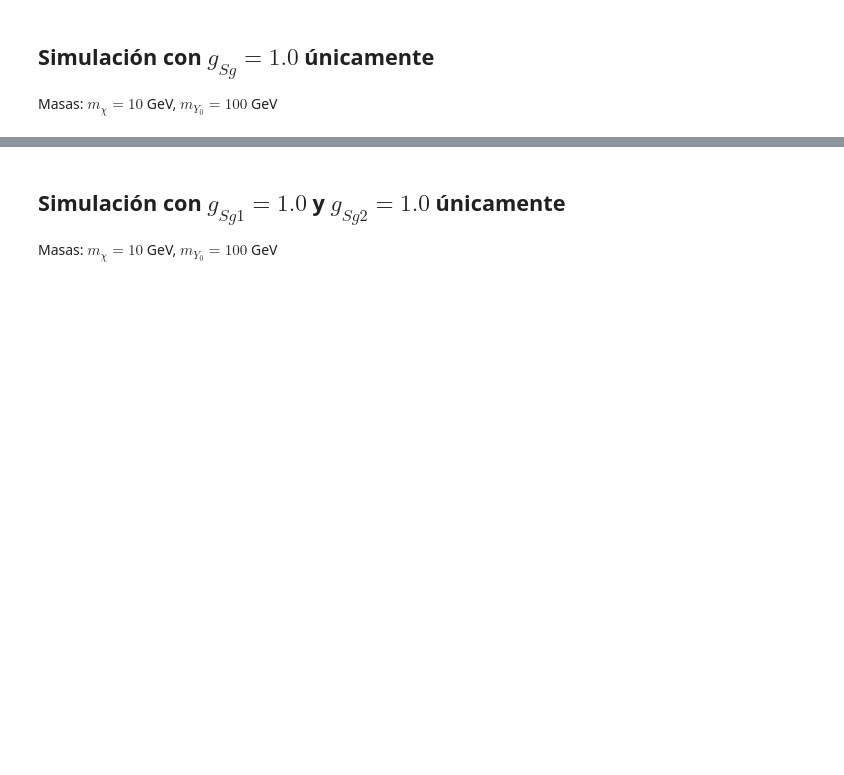
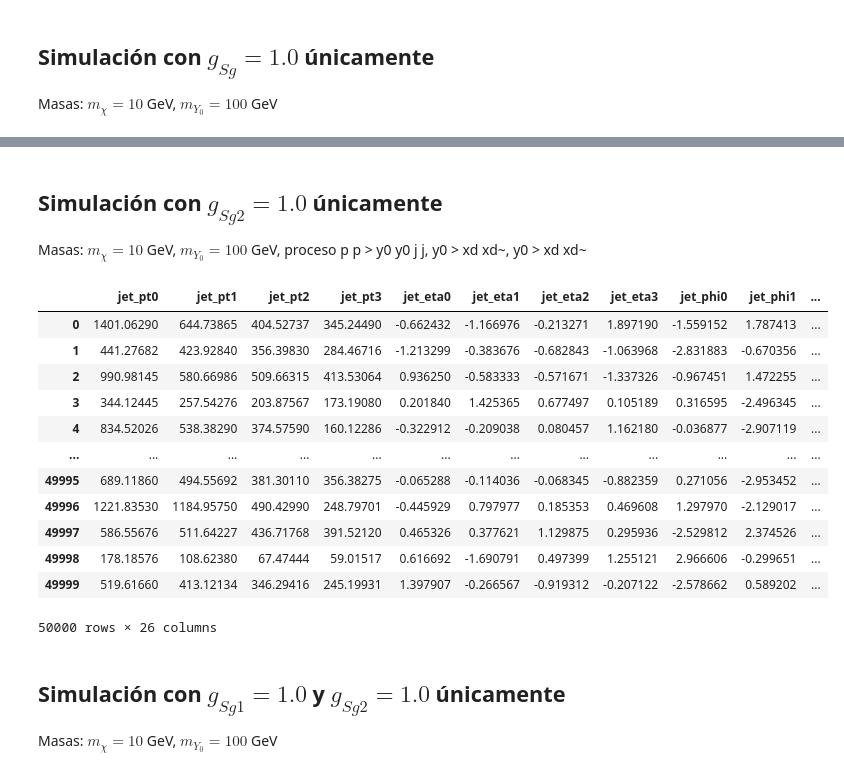
Before and after one commit to JuanDuarte2003/VBFDM_EAFIT, a Jupyter notebook: Analysis.ipynb, the cells around one changed output, grey strips where cells are left out. Drawn from its saved outputs; the diff is of its cells as text; code cells hidden in the pictures; blank space fills up the shorter version.

```diff
--- a/Analysis.ipynb
+++ b/Analysis.ipynb
@@ -133,6 +152,29 @@ PlotCinematicVariable(data_gSg1, 'mass', r'$m$', folder=folder)
 PlotEtaPhiPlane(data_gSg1, folder=folder)
 # missinget
 PlotMissingETVariable(data_gSg1, folder=folder)
+# %% [markdown]
+## Simulación con $g_{Sg2} = 1.0$ únicamente
+Masas: $m_{\chi} = 10$ GeV, $m_{Y_{0}} = 100$ GeV, proceso p p > y0 y0 j j, y0 > xd xd~, y0 > xd xd~
+# %%
+# Análisis con csv file
+csvFile = "./sim_outputs/csv/DM_gSg2_only_y0y0_1.csv"
+data_gSg2 = pd.read_csv(csvFile)
+# %%
+data_gSg2
+# %% [output]
+|  | jet_pt0 | jet_pt1 | jet_pt2 | jet_pt3 | jet_eta0 | jet_eta1 | jet_eta2 | jet_eta3 | jet_phi0 | jet_phi1 | ... |
+| 0 | 1401.06290 | 644.73865 | 404.52737 | 345.24490 | -0.662432 | -1.166976 | -0.213271 | 1.897190 | -1.559152 | 1.787413 | ... |
+| 1 | 441.27682 | 423.92840 | 356.39830 | 284.46716 | -1.213299 | -0.383676 | -0.682843 | -1.063968 | -2.831883 | -0.670356 | ... |
+| 2 | 990.98145 | 580.66986 | 509.66315 | 413.53064 | 0.936250 | -0.583333 | -0.571671 | -1.337326 | -0.967451 | 1.472255 | ... |
+| 3 | 344.12445 | 257.54276 | 203.87567 | 173.19080 | 0.201840 | 1.425365 | 0.677497 | 0.105189 | 0.316595 | -2.496345 | ... |
+| 4 | 834.52026 | 538.38290 | 374.57590 | 160.12286 | -0.322912 | -0.209038 | 0.080457 | 1.162180 | -0.036877 | -2.907119 | ... |
+| ... | ... | ... | ... | ... | ... | ... | ... | ... | ... | ... | ... |
+| 49995 | 689.11860 | 494.55692 | 381.30110 | 356.38275 | -0.065288 | -0.114036 | -0.068345 | -0.882359 | 0.271056 | -2.953452 | ... |
+| 49996 | 1221.83530 | 1184.95750 | 490.42990 | 248.79701 | -0.445929 | 0.797977 | 0.185353 | 0.469608 | 1.297970 | -2.129017 | ... |
+| 49997 | 586.55676 | 511.64227 | 436.71768 | 391.52120 | 0.465326 | 0.377621 | 1.129875 | 0.295936 | -2.529812 | 2.374526 | ... |
+| 49998 | 178.18576 | 108.62380 | 67.47444 | 59.01517 | 0.616692 | -1.690791 | 0.497399 | 1.255121 | 2.966606 | -0.299651 | ... |
+| 49999 | 519.61660 | 413.12134 | 346.29416 | 245.19931 | 1.397907 | -0.266567 | -0.919312 | -0.207122 | -2.578662 | 0.589202 | ... |
+50000 rows × 26 columns
 # %% [markdown]
 ## Simulación con $g_{Sg1} = 1.0$ y $g_{Sg2} = 1.0$ únicamente
 Masas: $m_{\chi} = 10$ GeV, $m_{Y_{0}} = 100$ GeV
```
Also changed, not shown: parts of 3 cells of this notebook.
